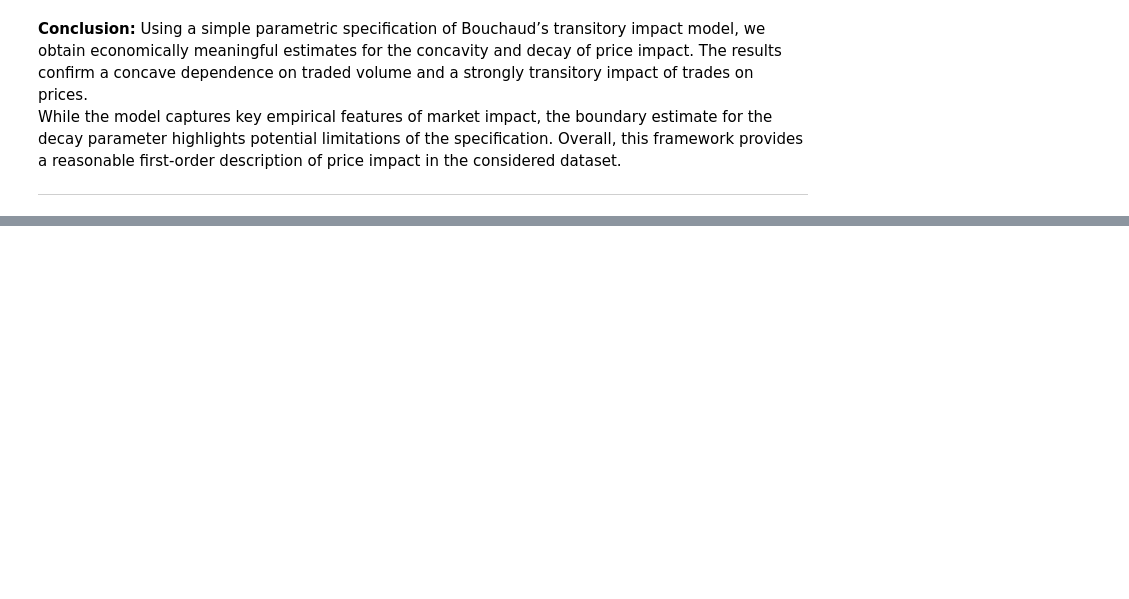
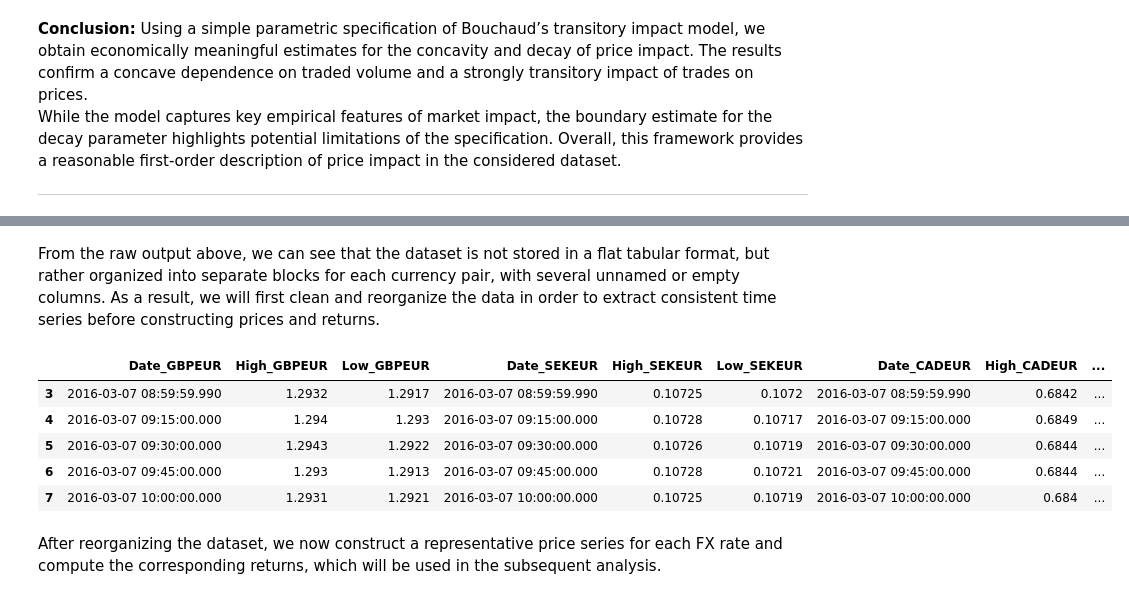
Before and after one commit to MatthieuHannaGerguis/Market_Risk_Project, a Jupyter notebook: notebooks/MarketRisk_Project.ipynb, the cells around one changed output, grey strips where cells are left out. Drawn from its saved outputs; the diff is of its cells as text; code cells hidden in the pictures; blank space fills up the shorter version.

```diff
--- a/notebooks/MarketRisk_Project.ipynb
+++ b/notebooks/MarketRisk_Project.ipynb
@@ -750,0 +783,27 @@ While the model captures key empirical features of market impact, the boundary e
+# %% [markdown]
+From the raw output above, we can see that the dataset is not stored in a flat tabular format, but rather organized into separate blocks for each currency pair, with several unnamed or empty columns.
+As a result, we will first clean and reorganize the data in order to extract consistent time series before constructing prices and returns.
+# %%
+df_clean = df_td5.iloc[3:, [0, 1, 2, 4, 5, 6, 8, 9, 10]]
+
+df_clean.columns = [
+    "Date_GBPEUR", "High_GBPEUR", "Low_GBPEUR",
+    "Date_SEKEUR", "High_SEKEUR", "Low_SEKEUR",
+    "Date_CADEUR", "High_CADEUR", "Low_CADEUR"
+]
+
+df_clean["Date_GBPEUR"] = pd.to_datetime(df_clean["Date_GBPEUR"])
+df_clean["Date_SEKEUR"] = pd.to_datetime(df_clean["Date_SEKEUR"])
+df_clean["Date_CADEUR"] = pd.to_datetime(df_clean["Date_CADEUR"])
+
+df_clean.shape
+df_clean.head()
+# %% [output]
+|  | Date_GBPEUR | High_GBPEUR | Low_GBPEUR | Date_SEKEUR | High_SEKEUR | Low_SEKEUR | Date_CADEUR | High_CADEUR | ... |
+| 3 | 2016-03-07 08:59:59.990 | 1.2932 | 1.2917 | 2016-03-07 08:59:59.990 | 0.10725 | 0.1072 | 2016-03-07 08:59:59.990 | 0.6842 | ... |
+| 4 | 2016-03-07 09:15:00.000 | 1.294 | 1.293 | 2016-03-07 09:15:00.000 | 0.10728 | 0.10717 | 2016-03-07 09:15:00.000 | 0.6849 | ... |
+| 5 | 2016-03-07 09:30:00.000 | 1.2943 | 1.2922 | 2016-03-07 09:30:00.000 | 0.10726 | 0.10719 | 2016-03-07 09:30:00.000 | 0.6844 | ... |
+| 6 | 2016-03-07 09:45:00.000 | 1.293 | 1.2913 | 2016-03-07 09:45:00.000 | 0.10728 | 0.10721 | 2016-03-07 09:45:00.000 | 0.6844 | ... |
+| 7 | 2016-03-07 10:00:00.000 | 1.2931 | 1.2921 | 2016-03-07 10:00:00.000 | 0.10725 | 0.10719 | 2016-03-07 10:00:00.000 | 0.684 | ... |
+# %% [markdown]
+After reorganizing the dataset, we now construct a representative price series for each FX rate and compute the corresponding returns, which will be used in the subsequent analysis.
```
Also changed, not shown: parts of 9 cells of this notebook.
